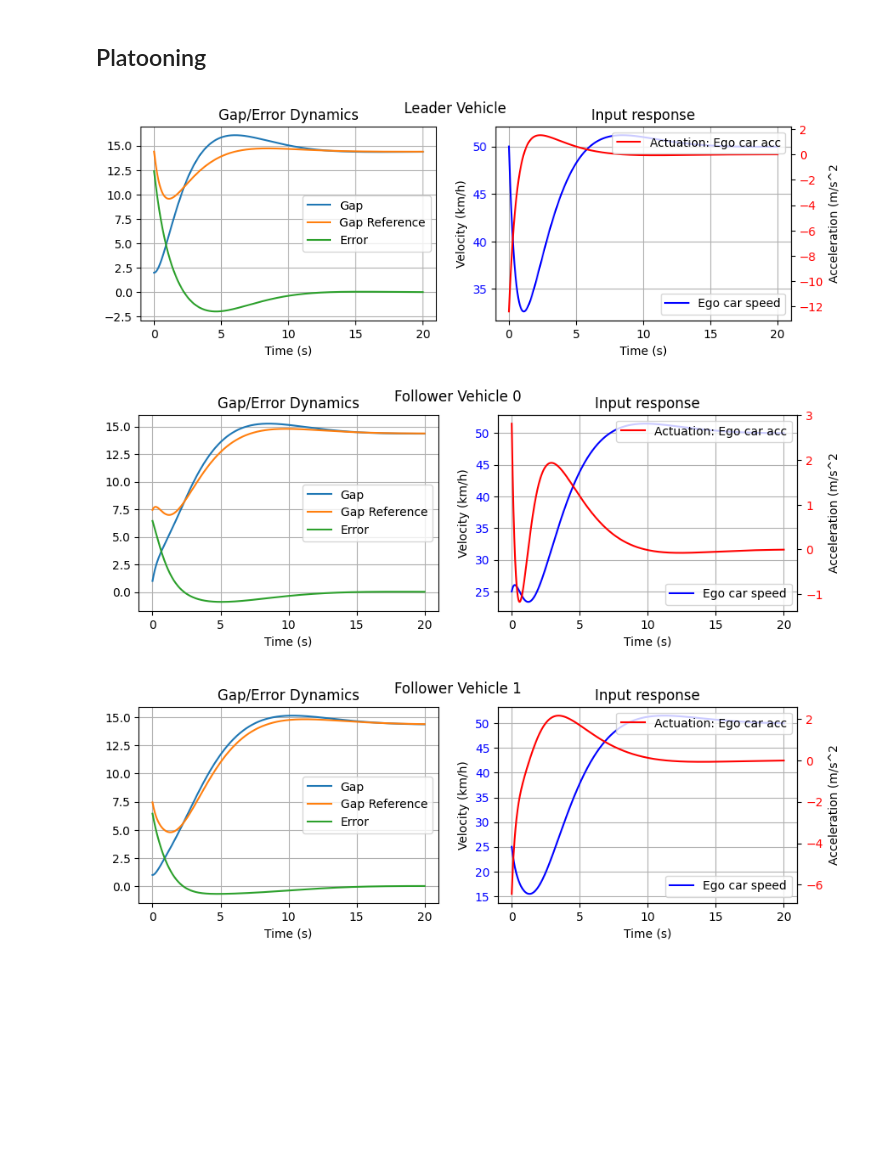
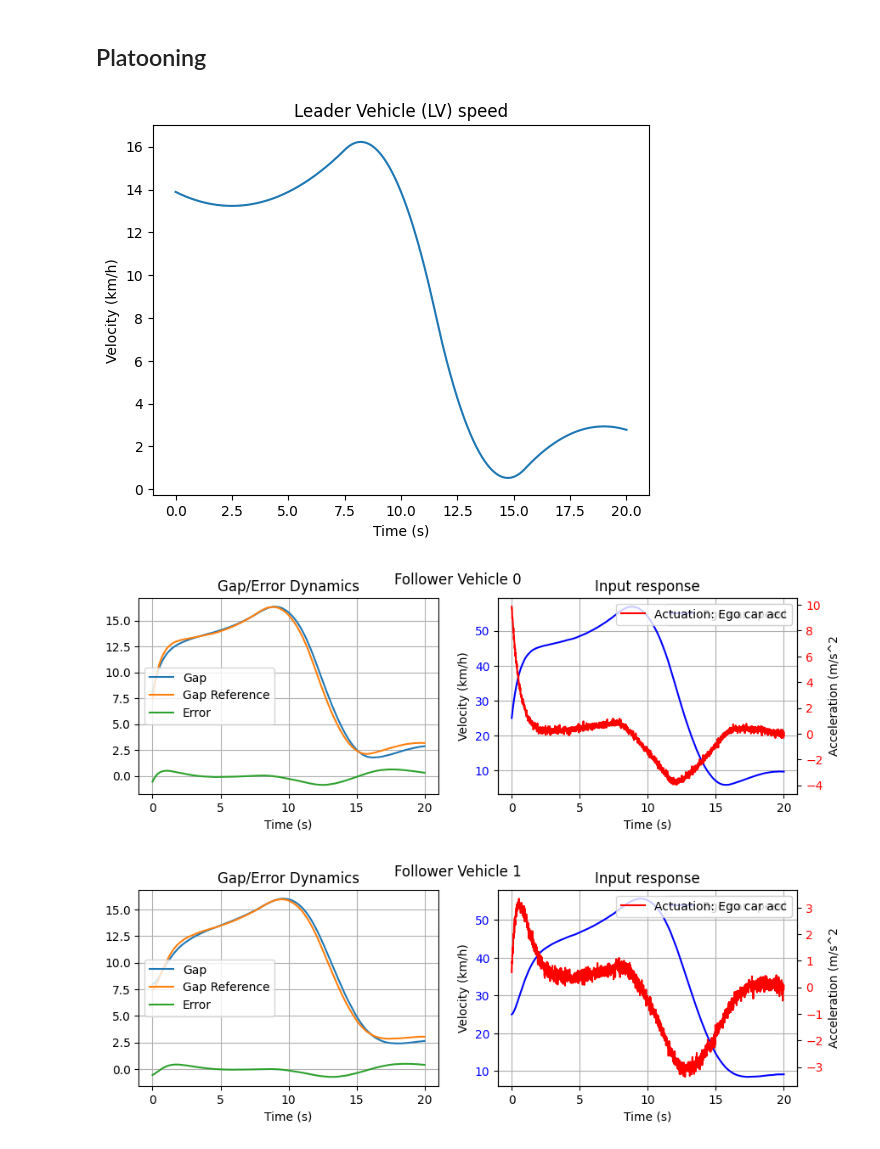
Before and after one commit to ZeArteaga/PINN-control-platooning, a Jupyter notebook: PID.ipynb, the cells around one changed output. Drawn from its saved outputs; the diff is of its cells as text; code cells hidden in the pictures; blank space fills up the shorter version.

Commit message:
Still PID but completed a little bit the framework by adding leader vehicle variation using data interpolation (checkpoints). Need to complicate the model now, to trigger the PINN objetive

```diff
--- a/PID.ipynb
+++ b/PID.ipynb
@@ -414,48 +334,70 @@ plot(t, fv0.history['v'], fv0.history['u'], fv0.history['d'], fv0.history['d_ref
 [figure]
 # %% [markdown]
 ## Platooning
+# %%
+#plot gaps in same chart function
+def plot_gaps(t, gaps: list[list[float]]):
+    fig = plt.figure(figsize=(7,7))
+    for i, gap_hist in enumerate(gaps):
+        plt.plot(t, gap_hist, label = "Gap " + str(i))
+    plt.legend()
+    plt.title("Platoon gaps")
 # %%
 #----- globals
 d_min=0.5
 h=1
 #PI constants
 Kp = 3
 Ki = 1
 Kd = 4
 #----
 
 #simulation values
 t_end = 20
 dt = 0.01
-t = np.arange(0, t_end+dt, dt)
-lv_speed = np.ones_like(t) * 50/3.6 #constant leader speed
-fv_x0 = np.array([1, 25/3.6, 0]) #same fv init for now
-platoon_size = 4 #including leader
+noise_std = 0.1
+t_samp = np.array([0, 5, 10, 13, 18, 20]) #time check points
+t = np.linspace(t_samp[0], t_samp[-1], int(t_end/dt)+1) #end at t_end seconds
+
+# Leader vehicles
+lv_samp = np.array([50, 50, 50, 10, 10, 10]) / 3.6 #leader speed check points
+lv_speed = interp1d(t_samp, lv_samp, kind='quadratic') #quadratic interpolation -> no drivetrain limitation for now
+
+#Followers
+fv_x0 = np.array([8, 25/3.6, 0]) #same fv init for now
+platoon_size = 3 #excluding leader
 
 # Building platoon...
 platoon = []
-platoon.append(Vehicle(Kp=Kp, Ki=Ki, Kd=Kd, x0=[2, lv_speed[0], 0], d_min=d_min, h=h))
-for i in range(1, platoon_size):
-    platoon.append(Vehicle(Kp=Kp, Ki=Ki, Kd=Kd, x0=fv_x0, d_min=d_min, h=h)) #same vehicle parameters
+for i in range(0, platoon_size):
+    platoon.append(FV(Kp=Kp, Ki=Ki, Kd=Kd, x0=fv_x0, d_min=d_min, h=h)) #same vehicle parameters
 
 # Simulate
-for t_index, _ in enumerate(t):
-    platoon[0].update(v_p=lv_speed[t_index], dt=dt) #can change leader speed later
+for t_index, t_value in enumerate(t): #TODO: add packet delay/loss
+    curr_lv_speed = lv_speed(t_value) + np.random.normal(0, noise_std) #add some variation/noise
+    platoon[0].update(v_p=curr_lv_speed, dt=dt)
 
     for i in range(1, platoon_size): #from front to back -> V2V PF topology (simpler)
-        platoon[i].update(v_p=platoon[i-1].history['v'][-1], dt=dt) #preceeding vehicle communicates latest speed
+        v_p = platoon[i-1].history['v'][-1] + np.random.normal(0, noise_std)
+        platoon[i].update(v_p=v_p, dt=dt) #preceeding vehicle communicates latest speed
 
 #Plot
 plot_params =  {
     "figsize": (10,3)
 }
+plt.plot(t, lv_speed(t))
+plt.title("Leader Vehicle (LV) speed")
+plt.xlabel("Time (s)")
+plt.ylabel("Velocity (km/h)")
+
+gaps = []
 for i, vehicle in enumerate(platoon):
-    if i==0:
-        plot_params["title"] = "Leader Vehicle"
-    if i>0:
-        plot_params["title"] = "Follower Vehicle " + str(i-1)
+    plot_params["title"] = "Follower Vehicle " + str(i)
     plot(t, vehicle.history['v'], vehicle.history['u'], vehicle.history['d'], vehicle.history['d_ref'], vehicle.history['e'], plot_params)
+    gaps.append(vehicle.history['d'])
+
+plot_gaps(t, gaps)
 # %% [output]
-[figure, old version]
+[figure, new version]
-[figure, old version]
+[figure, new version]
-[figure, old version]
+[figure, new version]
```
Also changed, not shown: parts of 4 cells of this notebook.
